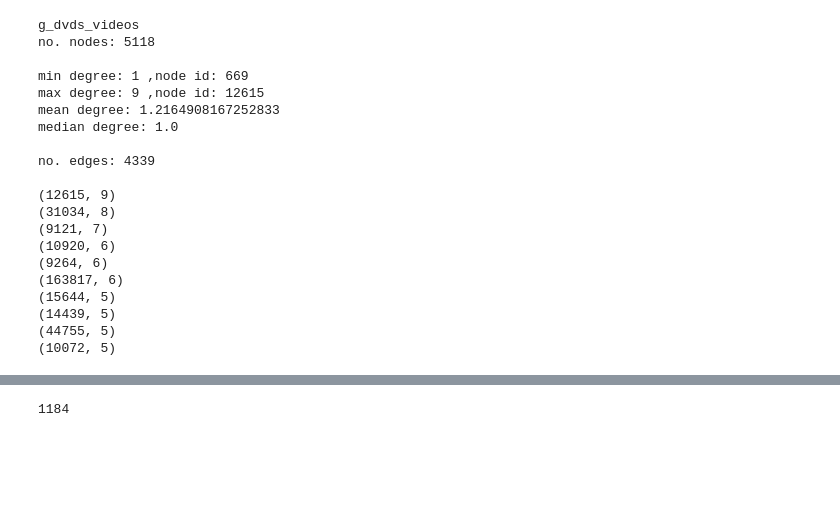
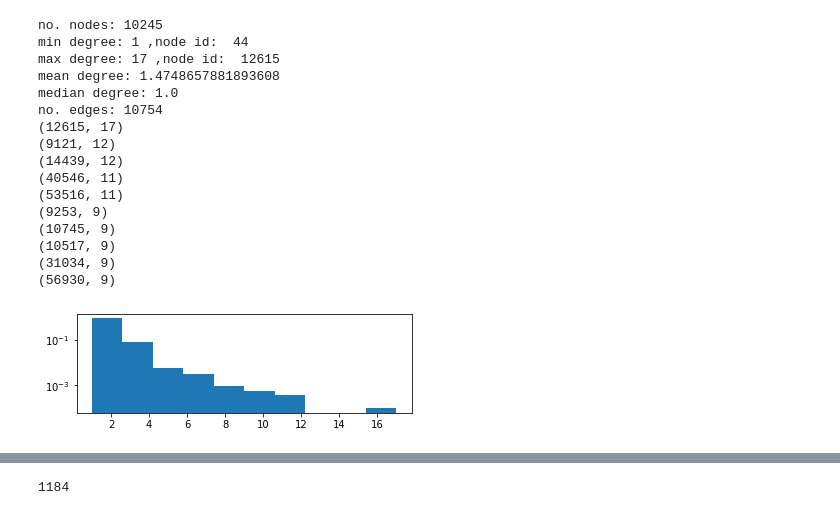
Before and after one commit to christinecho/Amazon-Copurchasing-Network, a Jupyter notebook: testing.ipynb, the cells around one changed output, grey strips where cells are left out. Drawn from its saved outputs; the diff is of its cells as text; code cells hidden in the pictures; blank space fills up the shorter version.

```diff
--- a/testing.ipynb
+++ b/testing.ipynb
@@ -7,7 +7,9 @@ import scipy
 from pyvis.network import Network
 # %%
 products =pd.DataFrame(pd.read_csv('products.csv'))
+products =products[(products['salesrank'] <= 200000)]
 cops=pd.DataFrame(pd.read_csv('copurchase.csv'))
+cops=cops[cops.Source.isin(products.id) & cops.Target.isin(products.id)]
 # %%
 # create dfs for categories
 books=products[(products['group']=='Book')]
@@ -77,16 +55,18 @@ net.show("example.html")
 # %%
-def degree(category, name):
-    nodes = [node for (node, val) in category.degree()]
-    degrees = [val for (node, val) in category.degree()]
+def get_degree(g):
+    nodes = [node for (node, val) in g.degree()]
+    degrees = [val for (node, val) in g.degree()]
     d = np.array(degrees)
 
-    print(name)
     print("no. nodes:", len(d))
-    print()
-    print("min degree:", min(d), ",node id:", nodes[np.argmin(d)]) # prob more than 1
-    print("max degree:", max(d), ",node id:", nodes[np.argmax(d)])
+    print("min degree:", min(d), ",node id: ", nodes[np.argmin(d)]) # prob more than 1
+    print("max degree:", max(d), ",node id: ", nodes[np.argmax(d)])
     print("mean degree:", np.mean(d))
     print("median degree:", np.median(d))
-    print()
 
-    return [(node, val) for (node, val) in category.degree()]
+    fig = plt.figure()
+    ax = fig.add_subplot(2, 1, 1)
+    ax.set_yscale('log')
+    ax.hist(d, weights=np.ones(len(d)) / len(d))
+
+    return [(node, val) for (node, val) in g.degree()]
@@ -106,29 +73,26 @@ no. edges: 3043
 # %%
-nodes = degree(g_dvds_videos2, 'g_dvds_videos')
-print("no. edges:", len(pd.concat([videos_dvds_cops, dvds_videos_cops]).index))
-print()
-
+nodes = get_degree(g_dvds_videos)
+print("no. edges:", len(dvds_videos_cops.index))
 nodes.sort(key=lambda x: -x[1])
-for i in range(10):
-    print(nodes[i])
+top_deg = []
+for node in nodes[:10]:
+    print(node)
+    top_deg.append(node[0])
 # %% [output]
-g_dvds_videos
-no. nodes: 5118
-
-min degree: 1 ,node id: 669
-max degree: 9 ,node id: 12615
-mean degree: 1.2164908167252833
+no. nodes: 10245
+min degree: 1 ,node id:  44
+max degree: 17 ,node id:  12615
+mean degree: 1.4748657881893608
 median degree: 1.0
-
-no. edges: 4339
-
-(12615, 9)
-(31034, 8)
-(9121, 7)
-(10920, 6)
-(9264, 6)
-(163817, 6)
-(15644, 5)
-(14439, 5)
-(44755, 5)
-(10072, 5)
+no. edges: 10754
+(12615, 17)
+(9121, 12)
+(14439, 12)
+(40546, 11)
+(53516, 11)
+(9253, 9)
+(10745, 9)
+(10517, 9)
+(31034, 9)
+(56930, 9)
+[figure, added]
```
Also changed, not shown: parts of 12 cells of this notebook.
